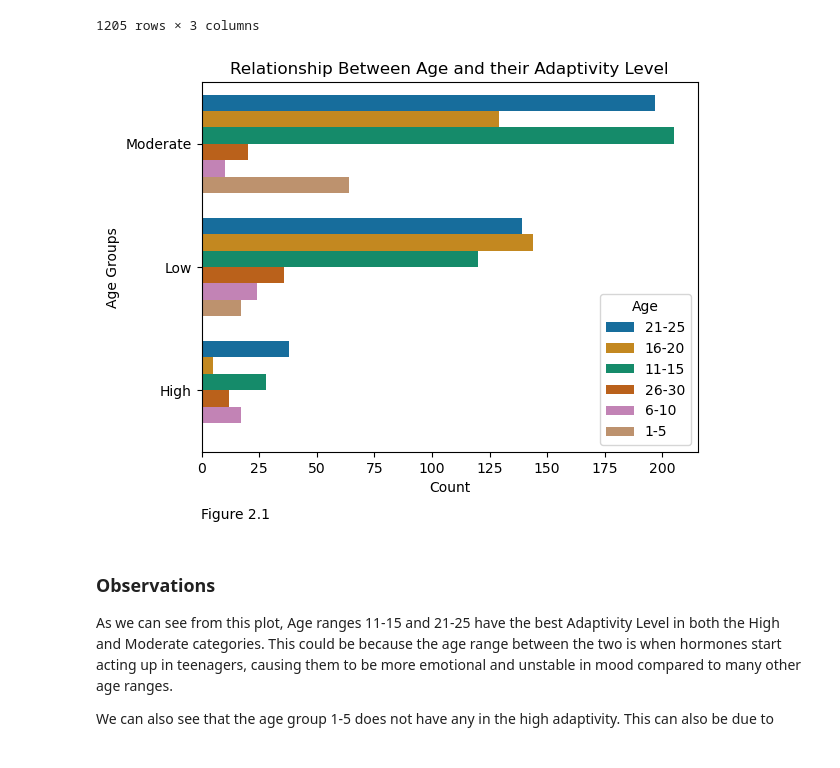
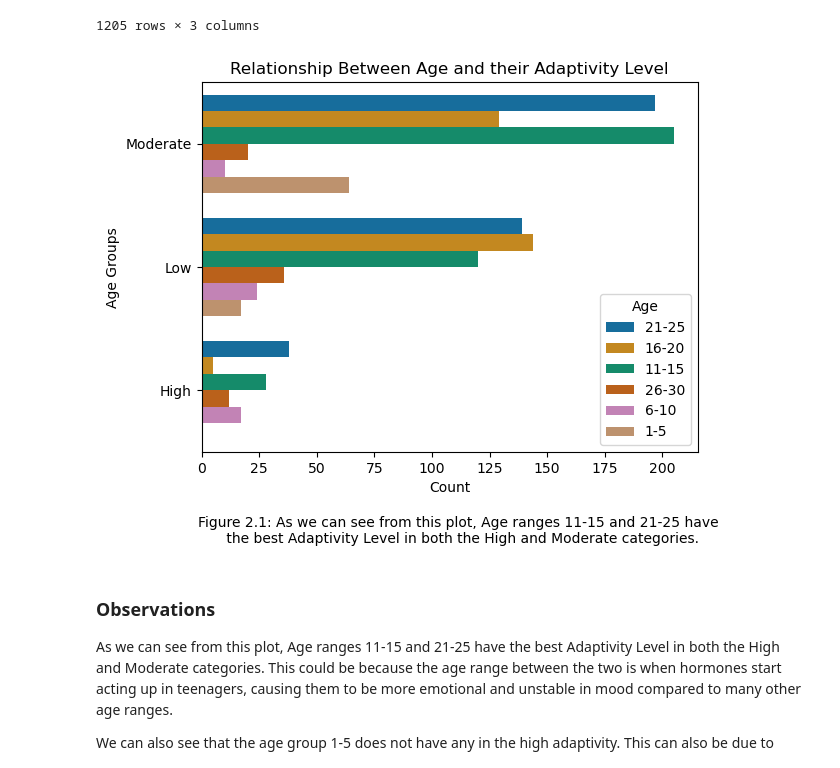
Before and after one commit to ubco-W2022T2-data301/project-group-group37, a Jupyter notebook: analysis/analysis1.ipynb, the cells around one changed output. Drawn from its saved outputs; the diff is of its cells as text; code cells hidden in the pictures.

```diff
--- a/analysis/analysis1.ipynb
+++ b/analysis/analysis1.ipynb
@@ -164,12 +164,12 @@ plot2
 # %%
 sns.countplot(data = plot2, y='Adaptivity Level', hue = "Age", palette='colorblind')
 plt.xlabel('Count')
 plt.ylabel('Age Groups')
 plt.title('Relationship Between Age and their Adaptivity Level')
-plt.text(0.178, -0.03, 'Figure 2.1', ha='center', fontsize=10, transform=plt.gcf().transFigure)
+plt.text(0.53, -0.08, 'Figure 2.1: As we can see from this plot, Age ranges 11-15 and 21-25 have \n the best Adaptivity Level in both the High and Moderate categories.', ha='center', fontsize=10, transform=plt.gcf().transFigure)
 plt.show(close=None, block=None)
 # %% [output]
-[figure, old version]
+[figure, new version]
 # %%
 # this code changes the age ranges to ints to give you a better understanding.
 plot3 = plot2.copy()
```
Also changed, not shown: parts of 4 cells of this notebook, 7 other files.
